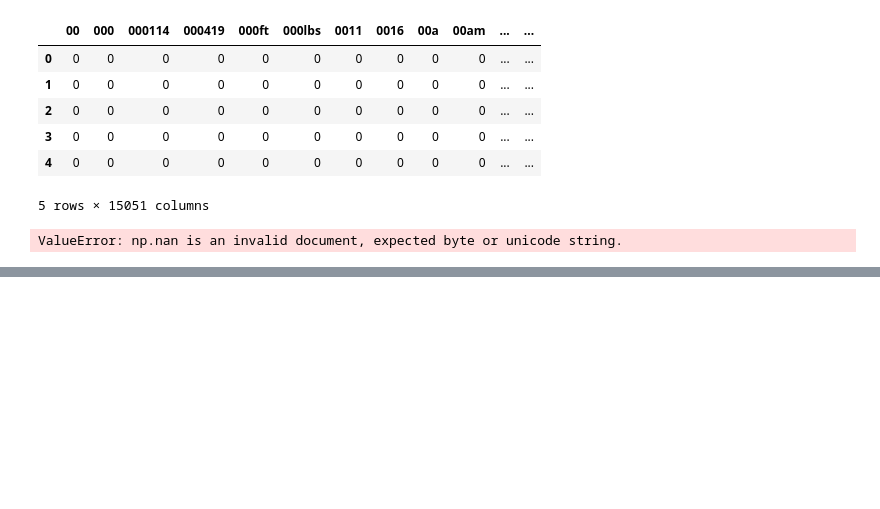
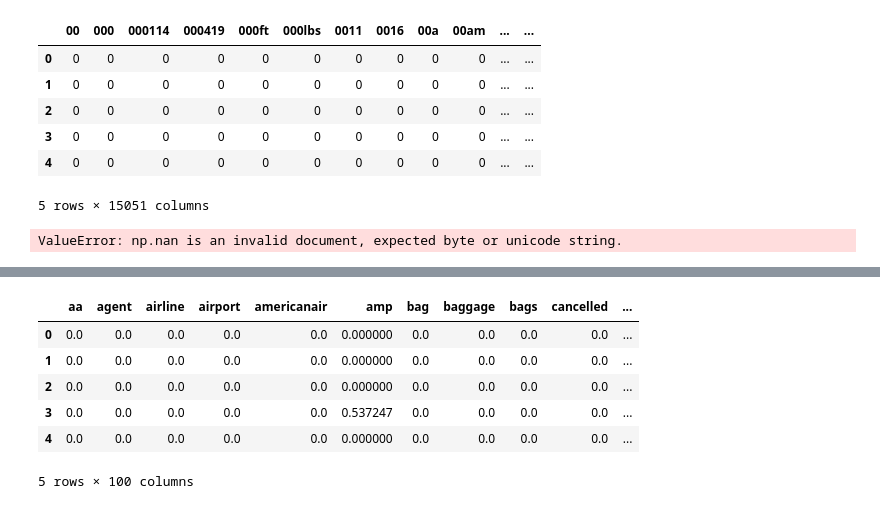
Before and after one commit to saurin33/Sentiment_anaysis, a Jupyter notebook: tweets.ipynb, the cells around one changed output, grey strips where cells are left out. Cells and saved outputs as stored; diff of their text form; code cells hidden in the pictures; blank space fills up the shorter version.

```diff
--- a/tweets.ipynb
+++ b/tweets.ipynb
@@ -124,0 +252,4 @@ ValueError: np.nan is an invalid document, expected byte or unicode string.
+# %%
+vect = TfidfVectorizer(ngram_range=(1,2), max_features=100, token_pattern=my_pattern, stop_words='english')
+# %%
+vect.fit(tweets.text)
@@ -124,0 +264,15 @@ ValueError: np.nan is an invalid document, expected byte or unicode string.
+# %%
+# transforming
+X_text = vect.transform(tweets.text)
+# %%
+X_df = pd.DataFrame(X_text.toarray(), columns=vect.get_feature_names())
+# %%
+X_df.head()
+# %% [output]
+|  | aa | agent | airline | airport | americanair | amp | bag | baggage | bags | cancelled | ... |
+| 0 | 0.0 | 0.0 | 0.0 | 0.0 | 0.0 | 0.000000 | 0.0 | 0.0 | 0.0 | 0.0 | ... |
+| 1 | 0.0 | 0.0 | 0.0 | 0.0 | 0.0 | 0.000000 | 0.0 | 0.0 | 0.0 | 0.0 | ... |
+| 2 | 0.0 | 0.0 | 0.0 | 0.0 | 0.0 | 0.000000 | 0.0 | 0.0 | 0.0 | 0.0 | ... |
+| 3 | 0.0 | 0.0 | 0.0 | 0.0 | 0.0 | 0.537247 | 0.0 | 0.0 | 0.0 | 0.0 | ... |
+| 4 | 0.0 | 0.0 | 0.0 | 0.0 | 0.0 | 0.000000 | 0.0 | 0.0 | 0.0 | 0.0 | ... |
+5 rows × 100 columns
```
Also changed, not shown: parts of 30 cells of this notebook.
